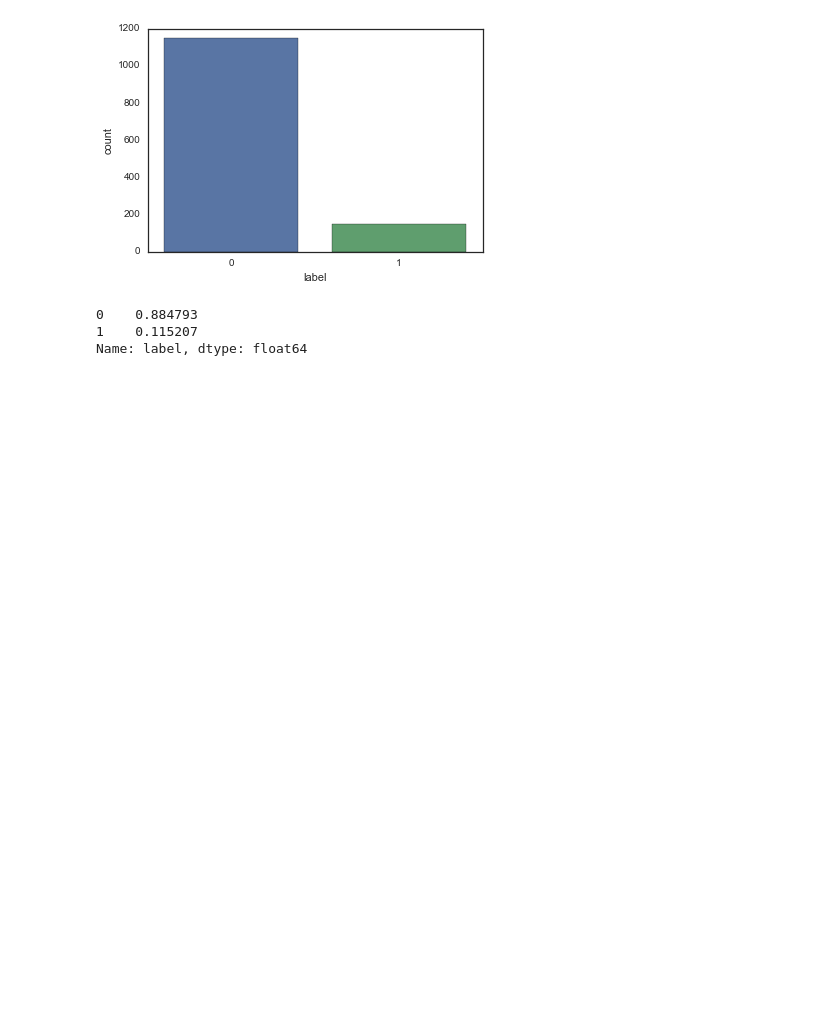
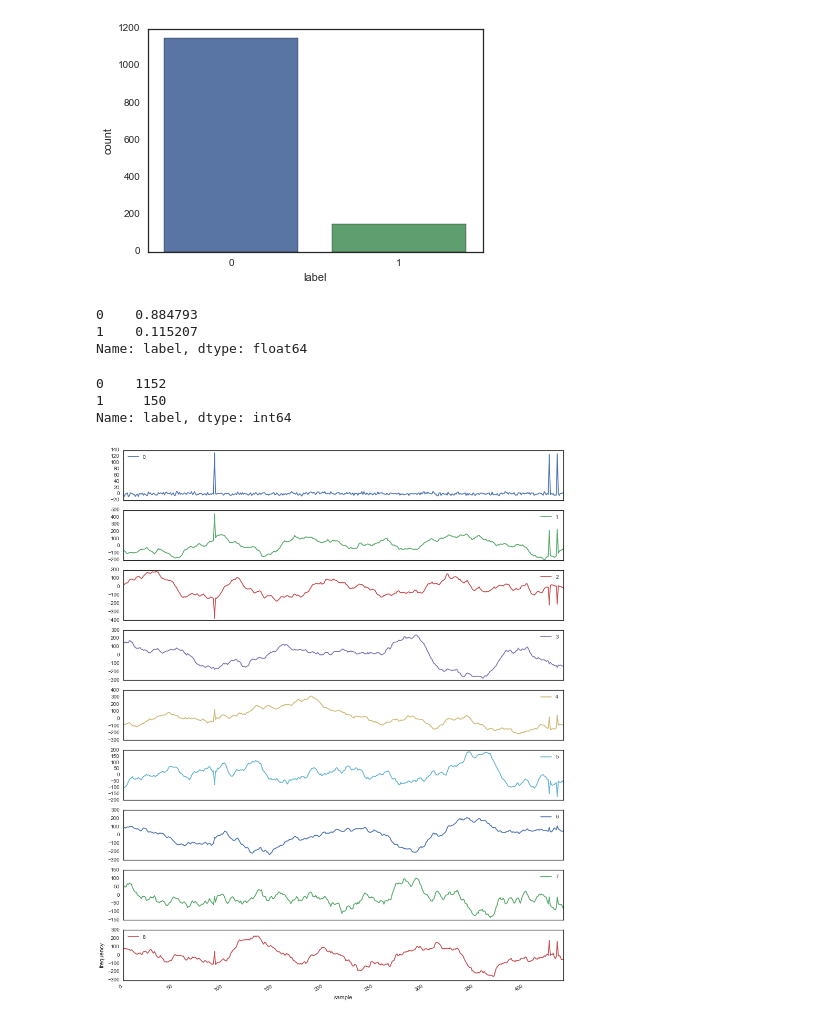
Before and after one commit to A-Jacobson/iEEG_Seizure_Prediction, a Jupyter notebook: EDA.ipynb, the cells around one changed output. Cells and saved outputs as stored; diff of their text form; code cells hidden in the pictures; blank space fills up the shorter version.

```diff
--- a/EDA.ipynb
+++ b/EDA.ipynb
@@ -93,3 +114,18 @@ labels_df['label'].value_counts(normalize=True)
 0    0.884793
 1    0.115207
 Name: label, dtype: float64
+# %%
+labels_df['label'].value_counts()
+# %% [output]
+0    1152
+1     150
+Name: label, dtype: int64
+# %%
+df_fft = pd.DataFrame(np.fft.rfft(df))
+# %%
+df_fft[0:440].plot(subplots=True, figsize=(15, 20))
+plt.xlabel('sample')
+plt.ylabel('frequency')
+plt.show()
+# %% [output]
+[figure, added]
```
Also changed, not shown: parts of 34 cells of this notebook, 3 other files.
